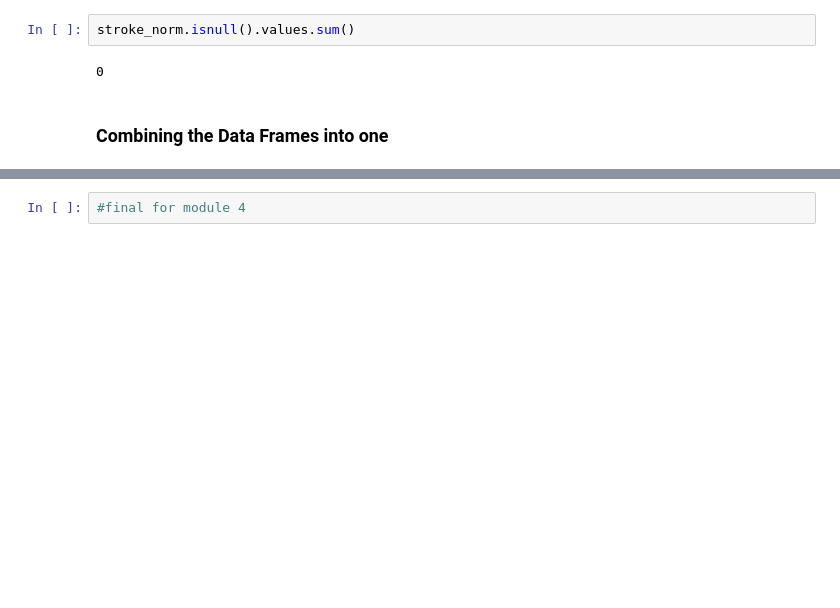
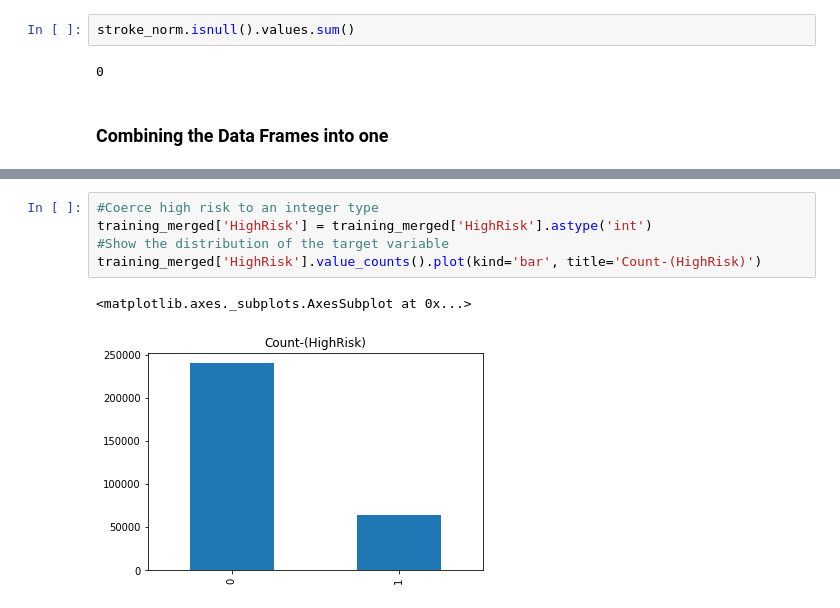
Before and after one commit to dmunger27/stroke-prediction, a Jupyter notebook: Balanced_Normalized_Split.ipynb, the cells around one changed output, grey strips where cells are left out. Cells and saved outputs as stored; diff of their text form; blank space fills up the shorter version.

Commit message:
balanced train response and stored data

```diff
--- a/Balanced_Normalized_Split.ipynb
+++ b/Balanced_Normalized_Split.ipynb
@@ -1559,2 +1558,8 @@ No. of heart test examples: 76200
-# %%
-#final for module 4
+# %%
+#Coerce high risk to an integer type
+training_merged['HighRisk'] = training_merged['HighRisk'].astype('int')
+#Show the distribution of the target variable
+training_merged['HighRisk'].value_counts().plot(kind='bar', title='Count-(HighRisk)')
+# %% [output]
+<matplotlib.axes._subplots.AxesSubplot at 0x...>
+[figure, added]
```
Also changed, not shown: parts of 26 cells of this notebook.
